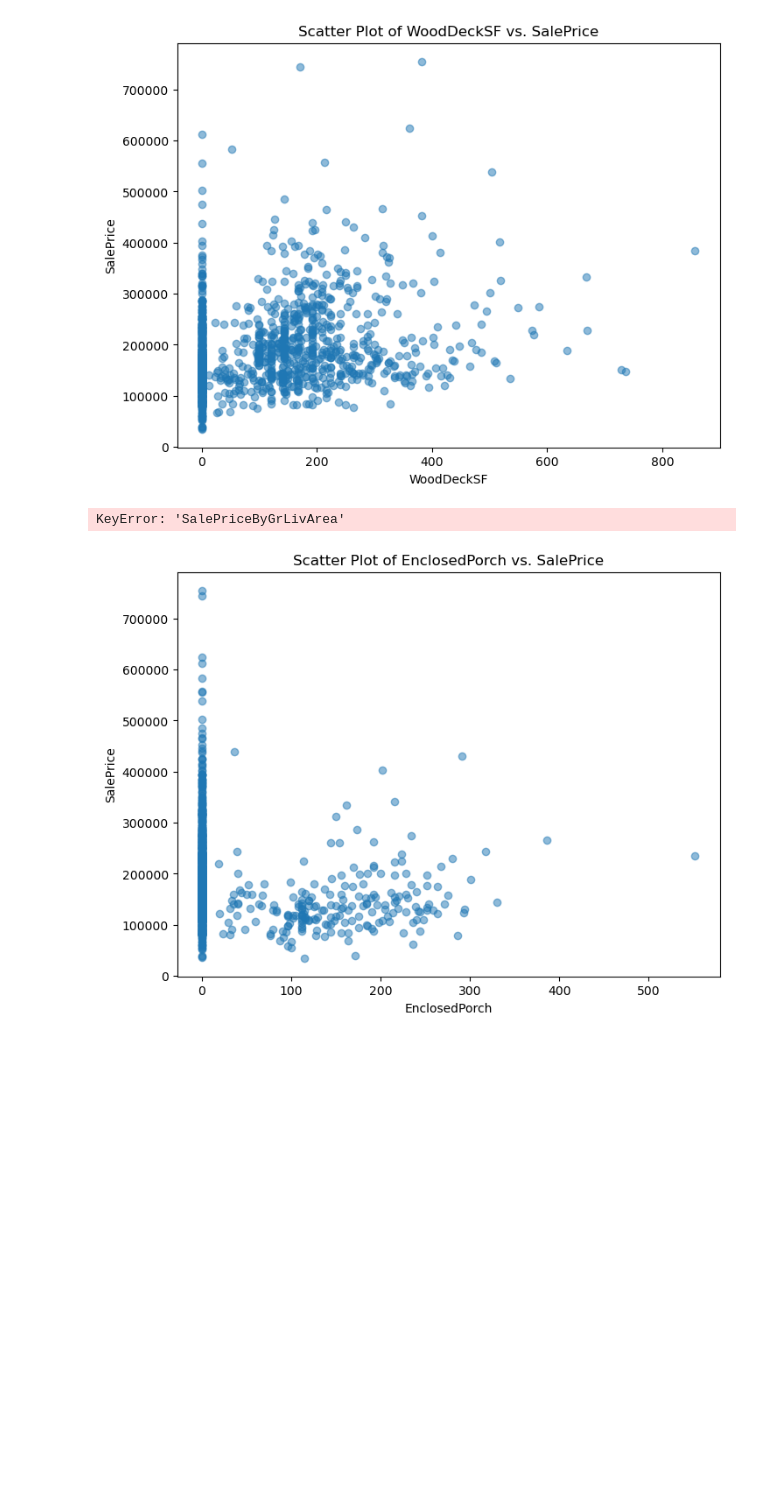
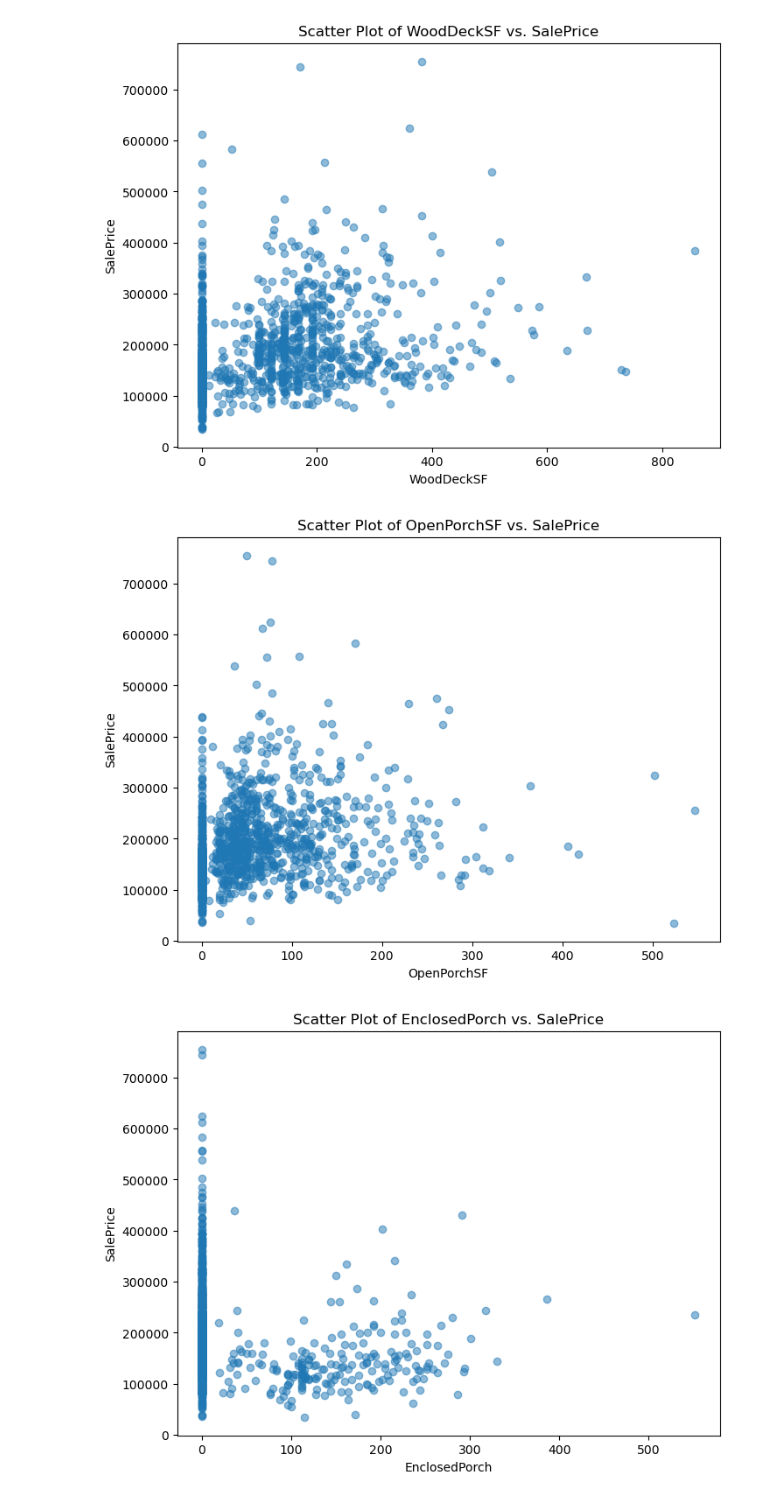
Before and after one commit to rvp0001/AdvancedRegressionAssignment, a Jupyter notebook: HomepricePredictorSubmitAssignment.ipynb, the cells around one changed output. Cells and saved outputs as stored; diff of their text form; code cells hidden in the pictures; blank space fills up the shorter version.

```diff
--- a/HomepricePredictorSubmitAssignment.ipynb
+++ b/HomepricePredictorSubmitAssignment.ipynb
@@ -1156,19 +1170,19 @@ plt.show()
 # %%
 #OpenPorchSF has significant impact
 x = df_homeprice['OpenPorchSF']
-y = df_homeprice['SalePriceByGrLivArea']
+y = df_homeprice['SalePrice']
 
 # Create the scatter plot
 plt.figure(figsize=(8, 6))
 plt.scatter(x, y, alpha=0.5)  # 'alpha' controls the transparency of points
-plt.title('Scatter Plot of OpenPorchSF vs. SalePriceByGrLivArea')
+plt.title('Scatter Plot of OpenPorchSF vs. SalePrice')
 plt.xlabel('OpenPorchSF')
-plt.ylabel('SalePriceByGrLivArea')
+plt.ylabel('SalePrice')
 
 # Show the plot
 plt.show()
 # %% [output]
-KeyError: 'SalePriceByGrLivArea'
+[figure, added]
 # %%
 #EnclosedPorch has insignificant impact
 x = df_homeprice['EnclosedPorch']
```
Also changed, not shown: parts of 9 cells of this notebook.
